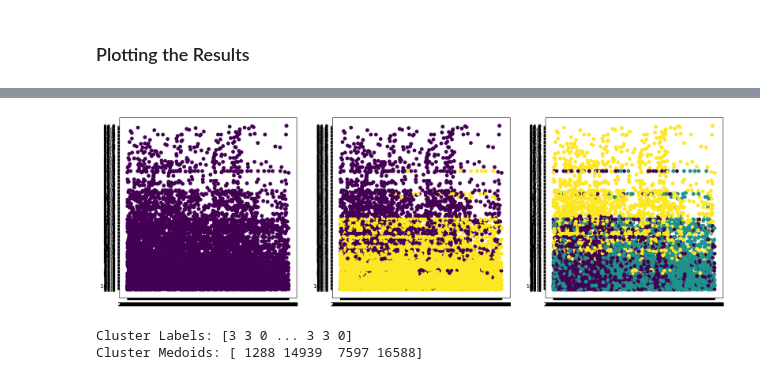
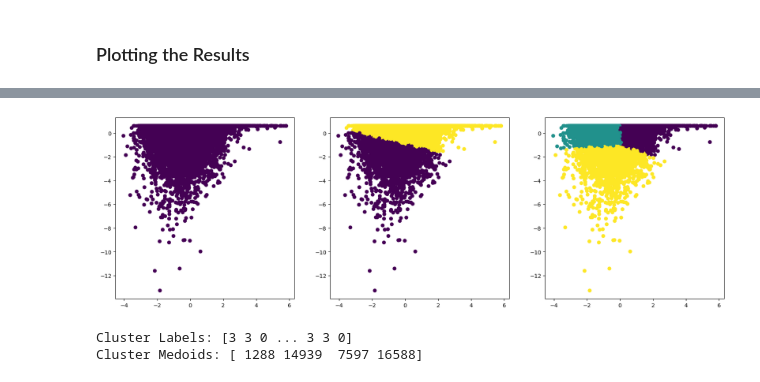
Before and after one commit to izazaka/ML, a Jupyter notebook: DRAFT/SAEB.ipynb, the cells around one changed output, grey strips where cells are left out. Cells and saved outputs as stored; diff of their text form; code cells hidden in the pictures.

```diff
--- a/DRAFT/SAEB.ipynb
+++ b/DRAFT/SAEB.ipynb
@@ -292,11 +310,11 @@ for k in range(1, 4):
 # %%
 fig, axs = plt.subplots(nrows = 1, ncols = 3, figsize = (20, 6))
 
 for i, ax in enumerate(fig.axes, start = 1):
-    ax.scatter(x = saeb_m["SAEB_M"], y = saeb_m["TX_Apro"],
+    ax.scatter(x = saeb_m["SAEB_T"], y = saeb_m["TX_Apro_T"],
               c = saeb_m[f'KMeans{i}'])
 # %% [output]
-[figure, old version]
+[figure, new version]
 # %%
 kmedoids = KMedoids(n_clusters = 4, random_state = 12)
 kmedoids.fit(saeb_m[["SAEB_T", "TX_Apro_T"]])
```
Also changed, not shown: parts of 6 cells of this notebook, 2 other files.
